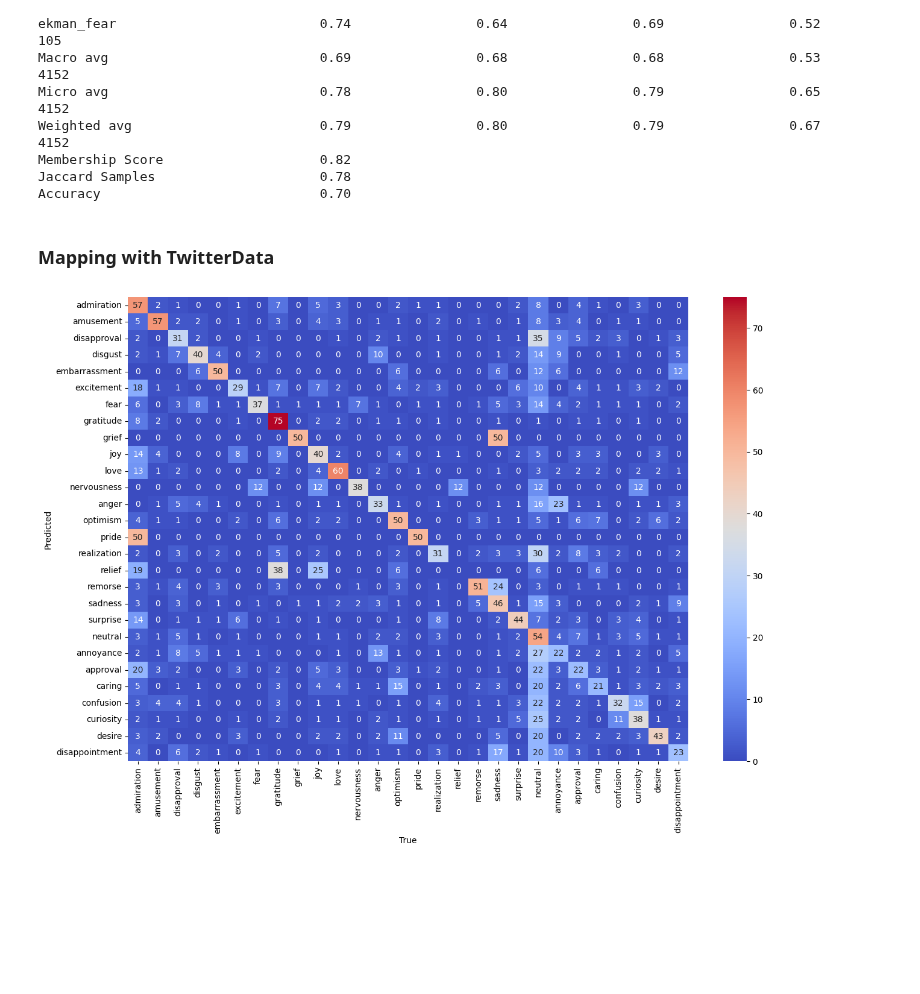
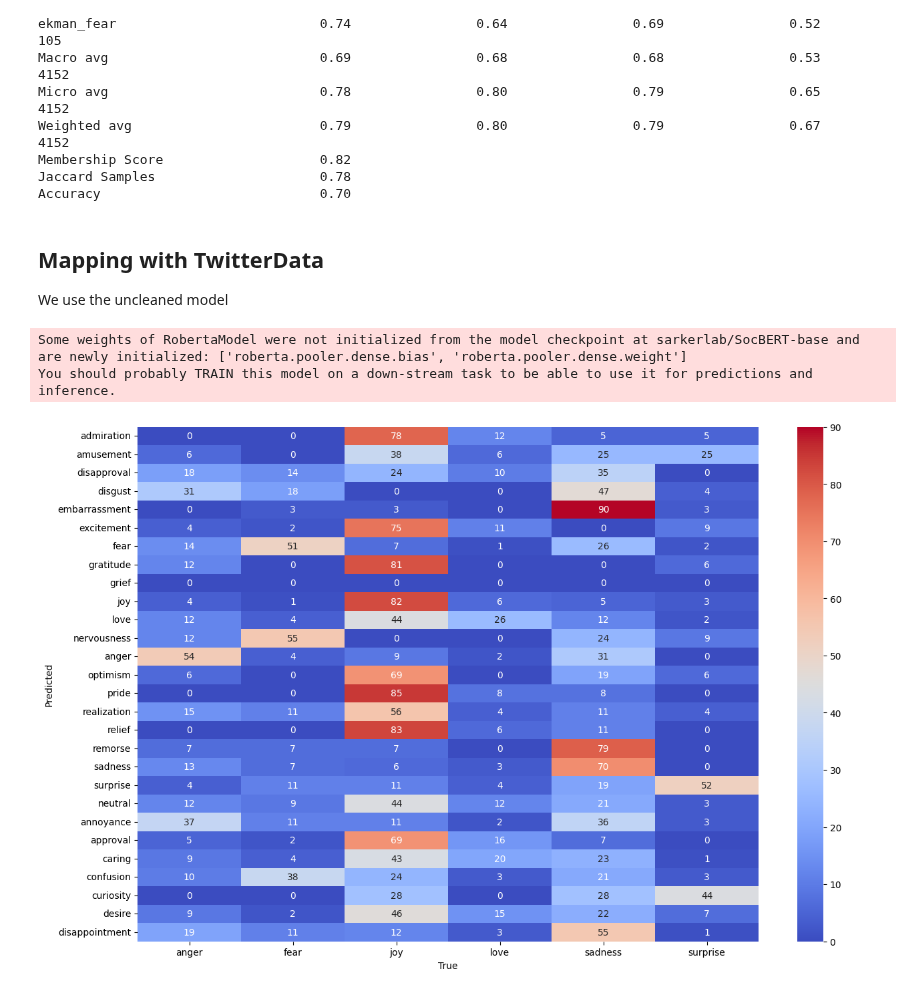
Before and after one commit to Nsivaa/HLT, a Jupyter notebook: GoEmotions_SocBert.ipynb, the cells around one changed output. Saved outputs shown, nothing was run; the diff lists cells and outputs as text; code cells hidden in the pictures; blank space fills up the shorter version.

```diff
--- a/GoEmotions_SocBert.ipynb
+++ b/GoEmotions_SocBert.ipynb
@@ -450,4 +450,5 @@ Membership Score                    0.82
 Jaccard Samples                     0.78
 Accuracy                            0.70
 # %% [markdown]
-### Mapping with TwitterData
+## Mapping with TwitterData
+We use the uncleaned model
@@ -459,11 +455,13 @@ TWITTER_LABEL = train_df.columns[1:].tolist()
 # %%
+train_df, val_df, test_df = load_dataset(DatasetEnum.GoEmotions, k_hot_encode=True)
 PARAMS = {'batch_size':MINIBATCH_SIZE,
           'learning_rate':LEARNING_RATE,
           'epochs':EPOCHS,
           'loss_function':loss_function,
           'regularization':LAMBDA,
           'n_classes':28,
-           'tokenizer_max_len' :100
+          'tokenizer_max_len' :100
+
 }
 
 SCORES = {'accuracy': accuracy,
@@ -473,19 +471,23 @@ SCORES = {'accuracy': accuracy,
           'f1_micro':f1_micro,
           'membership':membership_score}
 
-# check for model existence
-if not os.path.exists(CHECKPOINT_MODEL_FILE):
-    raise ValueError(f"Model {CHECKPOINT_MODEL_FILE} does not exist")
-# create the model with the best parameters
+CHECKPOINT_MODEL_FILE = CHECKPOINT_DIR + DATASET_NAME + '_' + "Socbert" + '.pth'
 model = Socbert(SCORES, PARAMS, CHECKPOINT_MODEL_FILE)
+#first we calculate the threshold (we already did it but because of memory limitation we need to recalculate it)
+out = model.predict(val_df)
+target = val_df.iloc[:, 1:].values
+threshold, _ = tune_sigmoid_threshold(target, out, metric_params={'average':'macro', 'zero_division':0}, metric_fun=f1_score)
+# %% [output]
+Some weights of RobertaModel were not initialized from the model checkpoint at sarkerlab/SocBERT-base and are newly initialized: ['roberta.pooler.dense.bias', 'roberta.pooler.dense.weight']
+You should probably TRAIN this model on a down-stream task to be able to use it for predictions and inference.
 # %%
-# for memory reason we need to recalculate the threshold on validation and use it on test set
-out=model.predict(val_df)
-target = val_df.iloc[:, 1:].values
-threshold, _ = tune_sigmoid_threshold(target, out, metric_params={'average':'macro', 'zero_division':0}, metric_fun=f1_score)
+# get model predictions on test set of Twitter dataset
+DATASET = DatasetEnum.TwitterData
+train_df, val_df, test_df = load_dataset(DATASET,k_hot_encode=True)
+TWITTER_LABEL = train_df.columns[1:].tolist()
 out = model.predict(test_df)
 best_out = (out > threshold).astype(int)
 # visualize confusion matrix to understand induced mapping
 plot_multilabel_confusion_heatmap(test_df[TWITTER_LABEL].values, best_out, TWITTER_LABEL, LABEL_COLS, normalize=True, transpose=True)
 # %% [output]
-[figure, old version]
+[figure, new version]
```
Also changed, not shown: parts of 1 cell of this notebook, 3 other files.
